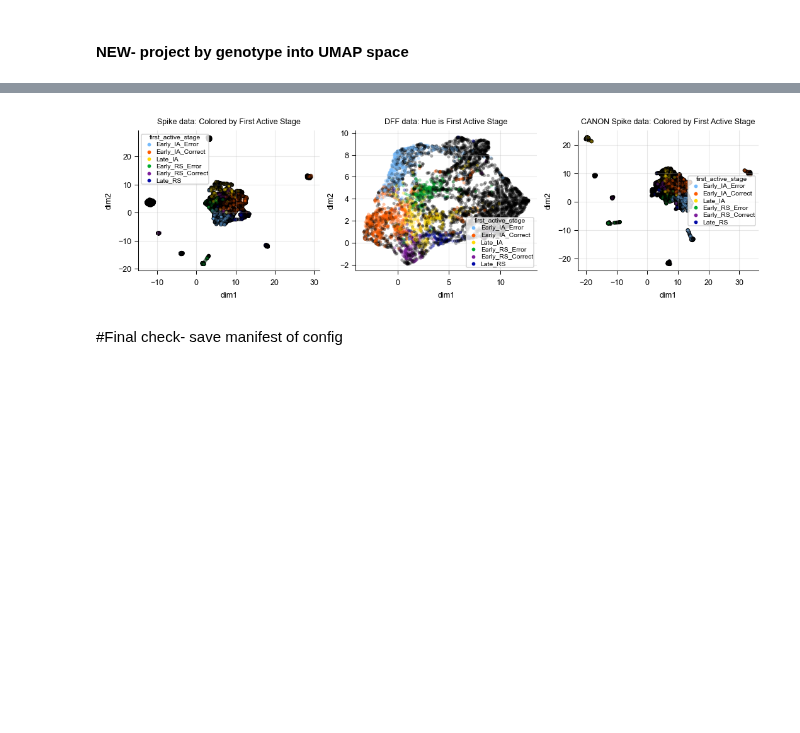
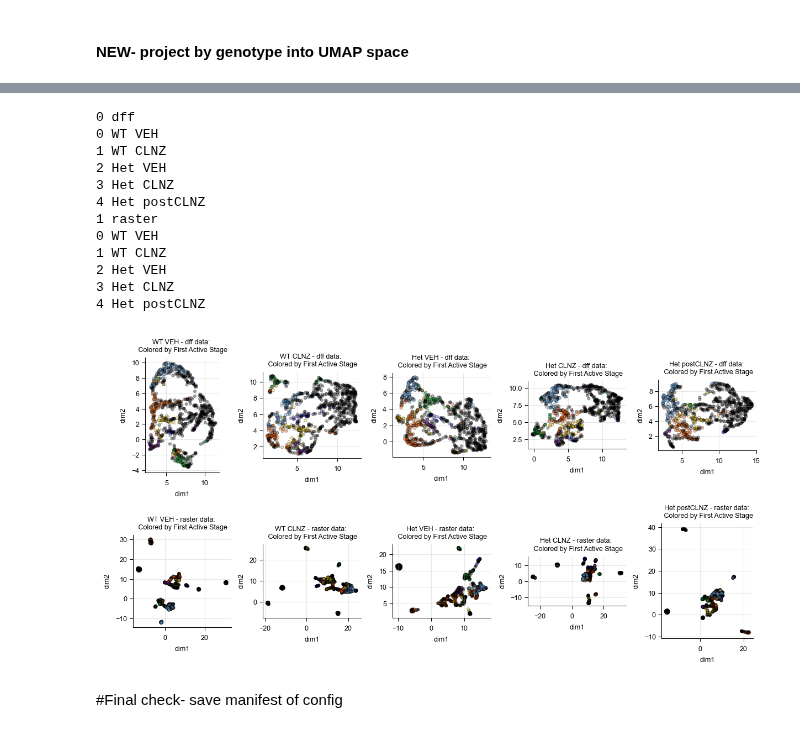
Before and after one commit to cjohnsoncruz/dlx56_mPFC_1p_SohalLab, a Jupyter notebook: code/revisions_Sup Fig1_ensemble_stability_test_v1.ipynb, the cells around one changed output, grey strips where cells are left out. Drawn from its saved outputs; the diff is of its cells as text; code cells hidden in the pictures; blank space fills up the shorter version.

```diff
--- a/code/revisions_Sup Fig1_ensemble_stability_test_v1.ipynb
+++ b/code/revisions_Sup Fig1_ensemble_stability_test_v1.ipynb
@@ -511,8 +511,8 @@ None
 # %%
 for d in data_types:
     annotate_csv(ensembles_by_datatype[d], "subject_name")
-    ensemble_table_by_datatype[d] = ensembles_by_datatype[d].pivot_table(index = ['neuron_id'], columns = 'task_stage', values = 'enriched', fill_value = None).astype(float).assign(**{'data_type': d})
-    ensemble_pvals_by_datatype[d] = ensembles_by_datatype[d].pivot_table(index = ['neuron_id'], columns = 'task_stage', values = 'percent_shuffle >= real', fill_value = False).astype(float).assign(**{'data_type': d})
+    ensemble_table_by_datatype[d] = ensembles_by_datatype[d].pivot_table(index = ['neuron_id'], columns = 'task_stage', values = 'enriched', fill_value = np.NaN).astype(float).assign(**{'data_type': d})
+    ensemble_pvals_by_datatype[d] = ensembles_by_datatype[d].pivot_table(index = ['neuron_id'], columns = 'task_stage', values = 'percent_shuffle >= real', fill_value = np.NaN).astype(float).assign(**{'data_type': d})
     ## pivot both binary enrichment vectors
     # ensemble_table_by_datatype[d] = ensembles_by_datatype['raster'].pivot_table(index = ['neuron_id'], columns = 'task_stage', values = 'enriched', fill_value = None).astype(float)
     # ensemble_table_by_datatype['dff'] = ensembles_by_datatype['dff'].pivot_table(index = ['neuron_id'], columns = 'task_stage', values = 'enriched', fill_value = None).astype(float)
@@ -793,8 +767,8 @@ def run_dimensionality_reduction(ensemble_matrix, method='umap', metric='cosine'
         model = umap.UMAP(n_neighbors=method_kwargs.get('n_neighbors', 15), min_dist=method_kwargs.get('min_dist', 0.1),
                           metric=metric, random_state=random_state)
     elif method.lower() == 'tsne':
-        model = TSNE(perplexity=method_kwargs.get('perplexity', 30), learning_rate=method_kwargs.get('learning_rate', 200), n_iter=method_kwargs.get('n_iter', 1000),
-            metric=metric, random_state=random_state)
+        model = TSNE(perplexity=method_kwargs.get('perplexity', 30), learning_rate=method_kwargs.get('learning_rate', 200), max_iter=method_kwargs.get('max_iter', 1000),
+            metric=metric, method= 'exact',random_state=random_state)
     else:
         raise ValueError(f"method must be 'umap' or 'tsne', got '{method}'")
 
@@ -922,29 +917,59 @@ Shape: (4776, 6) → (4776, 6)
 # %%
-## PLOTTING- note that paper tSNE is projection of mean activity in stage, colored by ensemble identity
-fig, axes = plt.subplots(1, 3, figsize=(7, 2), layout='constrained')
-palette = [stage_palette_dict[x] for x in stage_names] + ['lightgray']
-hue_col = 'first_active_stage'
-
 #sne settings: NON ENRICHED:  s = 5,alpha = 0.35, linewidth =0.5, legend = False, palette = ['black'],  zorder=0
 #ENRICHED: s = 6,alpha = 0.5, legend = make_legend, palette = [stage_palette_dict[x] for x in stage_chrono_order], hue_order =stage_chrono_order,zorder=100 )
 alpha = 0.35
 s_base = 6
-# Spikes
-sns.scatterplot(ax=axes[0], data=spikes_df, x='dim1', y='dim2', hue=hue_col,     palette=palette, hue_order=stage_names , s=s_base, alpha=alpha, edgecolor='k',linewidth=0.5, legend='full')
-axes[0].set_title(f'Spike data: Colored by First Active Stage')
-axes[0].grid(True, alpha=0.3)
+genos_to_plot = geno_order_w_WT_CLNZ
+row_types = ['dff', 'raster']
+## PLOTTING- note that paper tSNE is projection of mean activity in stage, colored by ensemble identity
+n_rows = len(row_types)
+n_cols = len(genos_to_plot)
+fig, ax_array = plt.subplots(n_rows, n_cols, figsize=(8, 4), layout='constrained')
+palette = [stage_palette_dict[x] for x in stage_names] + ['lightgray']
+hue_col = 'first_active_stage'
 
-# DFF
-sns.scatterplot(ax=axes[1], data=dff_df, x='dim1', y='dim2', hue=hue_col, palette=palette, hue_order=stage_names , s=s_base, alpha=alpha, edgecolor='none',  linewidth=0.5, legend='full')
-axes[1].set_title(f'DFF data: Hue is First Active Stage')
-axes[1].grid(True, alpha=0.3)
+for r, row_type in enumerate(row_types):
+    print(r,row_type)
+    row_data = umap_projection_df[row_type]
+    for c, geno in enumerate(genos_to_plot):
+        print(c,geno)
+        ax = ax_array[r,c]
+        col_data = row_data.loc[row_data.geno == geno,:]
+        # print(axes)
+        sns.scatterplot(ax=ax, data=col_data, x='dim1', y='dim2', hue=hue_col,     palette=palette, hue_order=stage_names , s=s_base, alpha=alpha, edgecolor='k',linewidth=0.5, legend=False)
+        ax.set_title(f'{geno} - {row_type} data: \n Colored by First Active Stage')
+        ax.grid(True, alpha=0.3)
+        ax.set_aspect('equal')
 
-# Spikes- CANON
-sns.scatterplot(ax=axes[2], data=canon_spikes_df, x='dim1', y='dim2', hue=hue_col,     palette=palette, hue_order=stage_names , s=s_base, alpha=alpha, edgecolor='k',linewidth=0.5, legend='full')
-axes[2].set_title(f'CANON Spike data: Colored by First Active Stage')
-axes[2].grid(True, alpha=0.3)
+
+# # Spikes
+#         sns.scatterplot(ax=axes[0], data=spikes_df, x='dim1', y='dim2', hue=hue_col,     palette=palette, hue_order=stage_names , s=s_base, alpha=alpha, edgecolor='k',linewidth=0.5, legend='full')
+#         axes.set_title(f'Spike data: Colored by First Active Stage')
+#         axes.grid(True, alpha=0.3)
+
+# # DFF
+# sns.scatterplot(ax=axes[1], data=dff_df, x='dim1', y='dim2', hue=hue_col, palette=palette, hue_order=stage_names , s=s_base, alpha=alpha, edgecolor='none',  linewidth=0.5, legend='full')
+# axes[1].set_title(f'DFF data: Hue is First Active Stage')
+# axes[1].grid(True, alpha=0.3)
+
+# # Spikes- CANON
+# sns.scatterplot(ax=axes[2], data=canon_spikes_df, x='dim1', y='dim2', hue=hue_col,     palette=palette, hue_order=stage_names , s=s_base, alpha=alpha, edgecolor='k',linewidth=0.5, legend='full')
+# axes[2].set_title(f'CANON Spike data: Colored by First Active Stage')
+# axes[2].grid(True, alpha=0.3)
 # %% [output]
+0 dff
+0 WT VEH
+1 WT CLNZ
+2 Het VEH
+3 Het CLNZ
+4 Het postCLNZ
+1 raster
+0 WT VEH
+1 WT CLNZ
+2 Het VEH
+3 Het CLNZ
+4 Het postCLNZ
-[figure, old version]
+[figure, new version]
 # %% [markdown]
 #Final check- save manifest of config
 # %%
```
Also changed, not shown: parts of 15 cells of this notebook, 1 other file.
